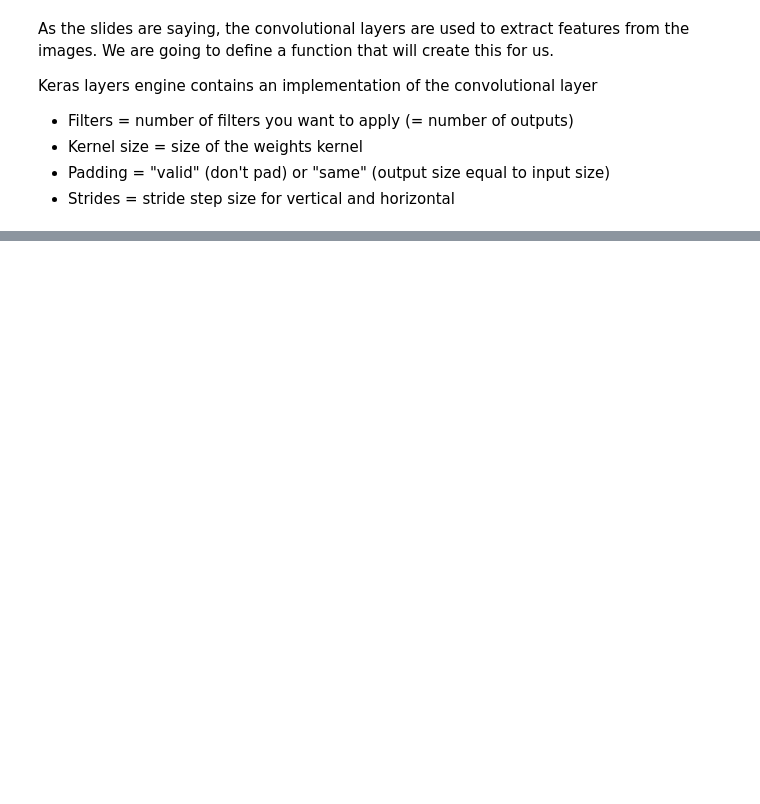
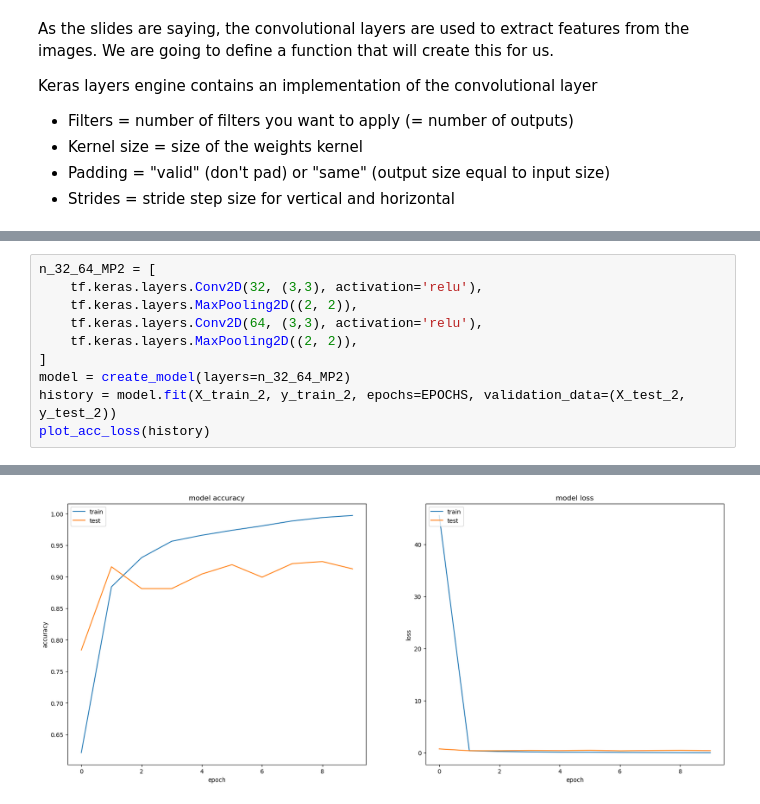
Before and after one commit to alexbejann/frisian-runes-recognition, a Jupyter notebook: MLBD-Assignment2/Part_2_CNN.ipynb, the cells around one changed output, grey strips where cells are left out. Cells and saved outputs as stored; diff of their text form; blank space fills up the shorter version.

```diff
--- a/MLBD-Assignment2/Part_2_CNN.ipynb
+++ b/MLBD-Assignment2/Part_2_CNN.ipynb
@@ -343,0 +398,11 @@ Visualize the results
+# %%
+n_32_64_MP2 = [
+    tf.keras.layers.Conv2D(32, (3,3), activation='relu'),
+    tf.keras.layers.MaxPooling2D((2, 2)),
+    tf.keras.layers.Conv2D(64, (3,3), activation='relu'),
+    tf.keras.layers.MaxPooling2D((2, 2)),
+]
+model = create_model(layers=n_32_64_MP2)
+history = model.fit(X_train_2, y_train_2, epochs=EPOCHS, validation_data=(X_test_2, y_test_2))
+plot_acc_loss(history)
+# %% [output]
@@ -343,0 +429 @@ Visualize the results
+[figure, added]
```
Also changed, not shown: parts of 36 cells of this notebook, 1 other file.
